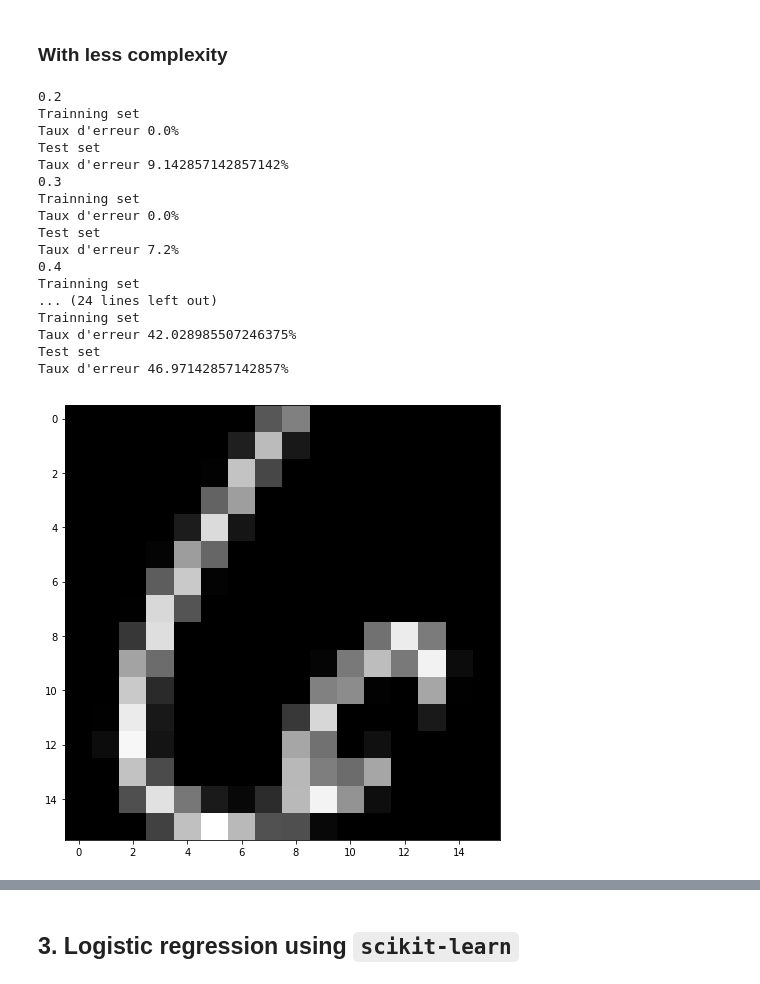
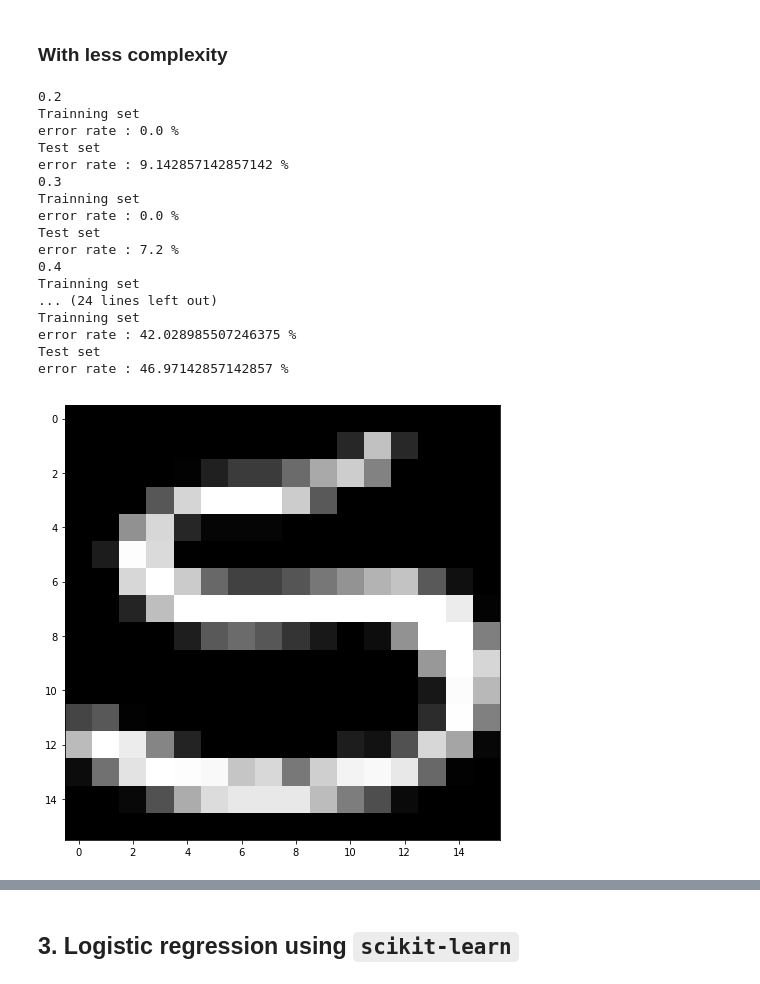
Before and after one commit to kronerte/ML_Logistic_Regression, a Jupyter notebook: TP3_archive/TP3_logistic_regression.ipynb, the cells around one changed output, grey strips where cells are left out. Saved outputs shown, nothing was run; the diff lists cells and outputs as text; code cells hidden in the pictures.

```diff
--- a/TP3_archive/TP3_logistic_regression.ipynb
+++ b/TP3_archive/TP3_logistic_regression.ipynb
@@ -224,7 +226,7 @@ class Logistic_Regression():
     def error_rate(self, x ,t):
         """ Compute the error rate"""
         y = self.predict(x)
-        afficher_precision(y,t)
+        erreur(y,t,printer=True)
 
 
     def plot_result(self, x,t,title="Predictions"):
@@ -235,7 +237,7 @@ class Logistic_Regression():
         y = self.predict(x)
         plot_prediction_zones_LR(self.w,add_f=self.add_f)
         afficher_inference(x,y,true_labels=t, title = title,)
-        afficher_precision(y,t)
+        erreur(y,t,printer=True)
 # %% [markdown]
 ### Reading & preparing synthetic data
 
@@ -553,30 +553,30 @@ for r in [0.2,0.3,0.4,0.5,0.6,0.7,0.8,0.9]:
 # %% [output]
 0.2
 Trainning set
-Taux d'erreur 0.0%
+error rate : 0.0 %
 Test set
-Taux d'erreur 9.142857142857142%
+error rate : 9.142857142857142 %
 0.3
 Trainning set
-Taux d'erreur 0.0%
+error rate : 0.0 %
 Test set
-Taux d'erreur 7.2%
+error rate : 7.2 %
 0.4
 Trainning set
 ... (24 lines left out)
 Trainning set
-Taux d'erreur 42.028985507246375%
+error rate : 42.028985507246375 %
 Test set
-Taux d'erreur 46.97142857142857%
+error rate : 46.97142857142857 %
 # %%
 # misclassified image
 misclassified = x_test_brut[LR.predict(x_test) != class_test.reshape(-1)]
-n=5;
-I = reshape(misclassified[60,:],(16,16))
+n=40;
+I = reshape(misclassified[n,:],(16,16))
 
 plt.imshow(I,cmap='gray')
 plt.show()
 # %% [output]
-[figure, old version]
+[figure, new version]
 # %%
 goodclassified = x_test_brut[LR.predict(x_test) == class_test.reshape(-1)]
```
Also changed, not shown: parts of 8 cells of this notebook.
